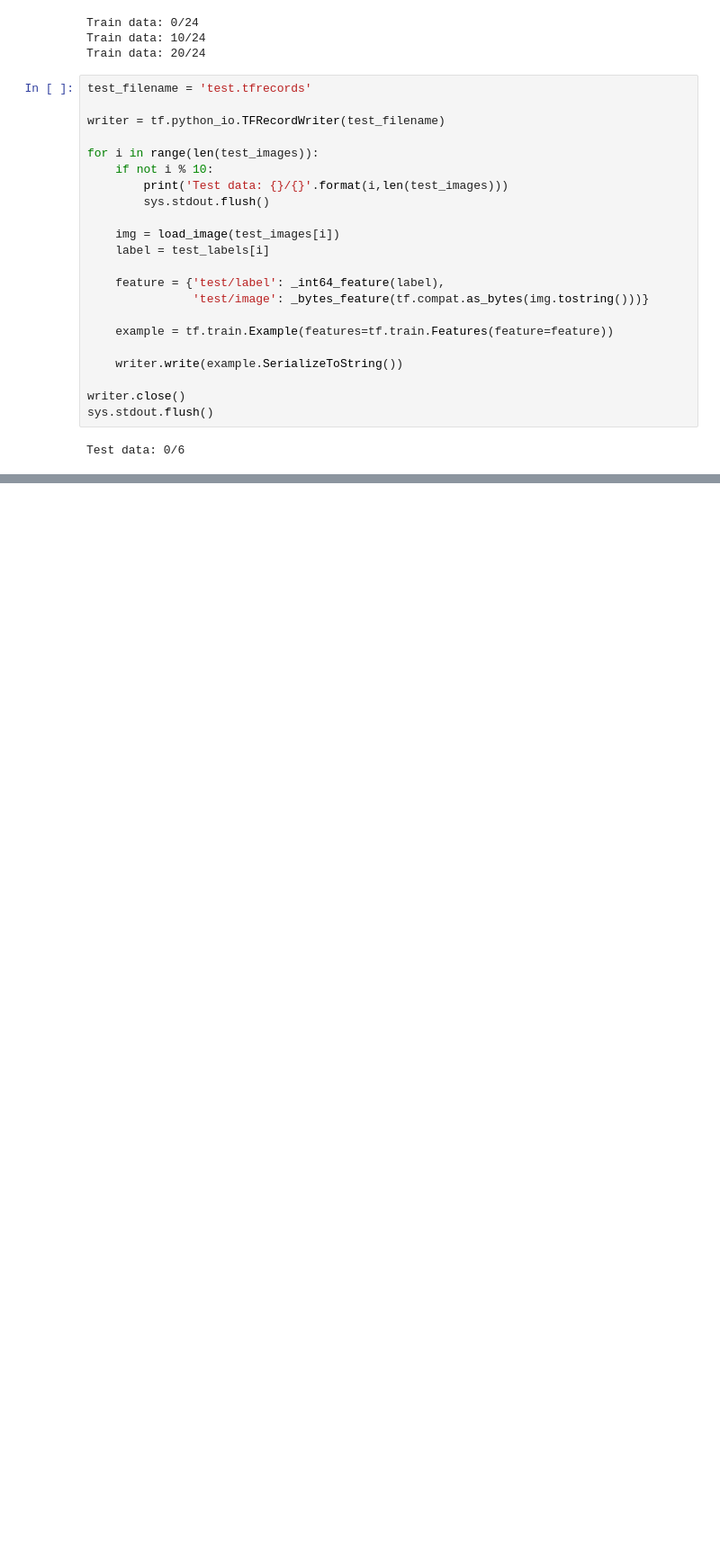
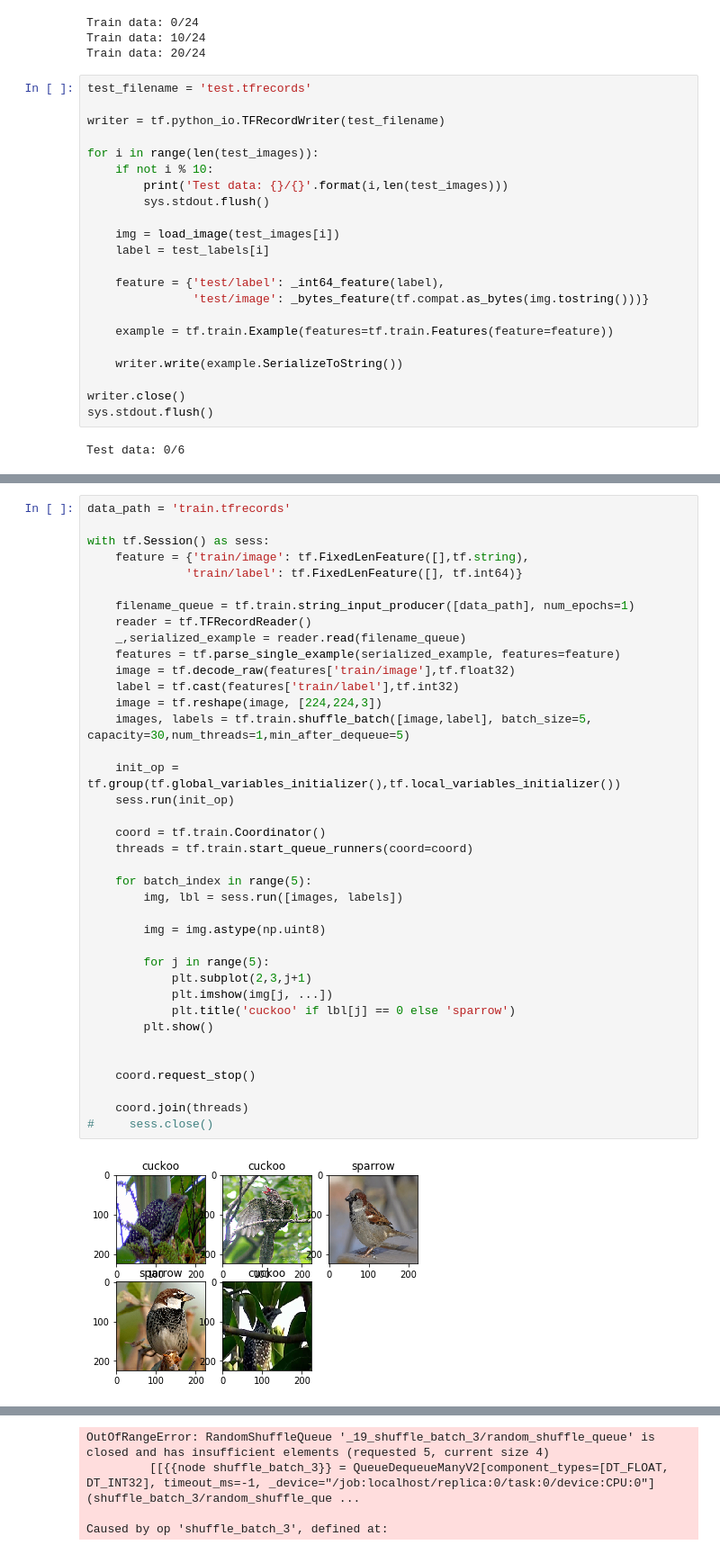
Before and after one commit to GRajaraju/Tensorflow, a Jupyter notebook: Image Classification - Custom data.ipynb, the cells around one changed output, grey strips where cells are left out. Shown at 90% size. Drawn from its saved outputs; the diff is of its cells as text; blank space fills up the shorter version.

```diff
--- a/Image Classification - Custom data.ipynb
+++ b/Image Classification - Custom data.ipynb
@@ -94,0 +98,40 @@ Test data: 0/6
+# %%
+data_path = 'train.tfrecords'
+
+with tf.Session() as sess:
+    feature = {'train/image': tf.FixedLenFeature([],tf.string),
+              'train/label': tf.FixedLenFeature([], tf.int64)}
+
+    filename_queue = tf.train.string_input_producer([data_path], num_epochs=1)
+    reader = tf.TFRecordReader()
+    _,serialized_example = reader.read(filename_queue)
+    features = tf.parse_single_example(serialized_example, features=feature)
+    image = tf.decode_raw(features['train/image'],tf.float32)
+    label = tf.cast(features['train/label'],tf.int32)
+    image = tf.reshape(image, [224,224,3])
+    images, labels = tf.train.shuffle_batch([image,label], batch_size=5, capacity=30,num_threads=1,min_after_dequeue=5)
+
+    init_op = tf.group(tf.global_variables_initializer(),tf.local_variables_initializer())
+    sess.run(init_op)
+
+    coord = tf.train.Coordinator()
+    threads = tf.train.start_queue_runners(coord=coord)
+
+    for batch_index in range(5):
+        img, lbl = sess.run([images, labels])
+
+        img = img.astype(np.uint8)
+
+        for j in range(5):
+            plt.subplot(2,3,j+1)
+            plt.imshow(img[j, ...])
+            plt.title('cuckoo' if lbl[j] == 0 else 'sparrow')
+        plt.show()
+
+
+    coord.request_stop()
+
+    coord.join(threads)
+#     sess.close()
+# %% [output]
+[figure, added]
@@ -94,0 +141,4 @@ Test data: 0/6
+OutOfRangeError: RandomShuffleQueue '_19_shuffle_batch_3/random_shuffle_queue' is closed and has insufficient elements (requested 5, current size 4)
+         [[{{node shuffle_batch_3}} = QueueDequeueManyV2[component_types=[DT_FLOAT, DT_INT32], timeout_ms=-1, _device="/job:localhost/replica:0/task:0/device:CPU:0"](shuffle_batch_3/random_shuffle_que ...
+
+Caused by op 'shuffle_batch_3', defined at:
```
Also changed, not shown: parts of 2 cells of this notebook.
